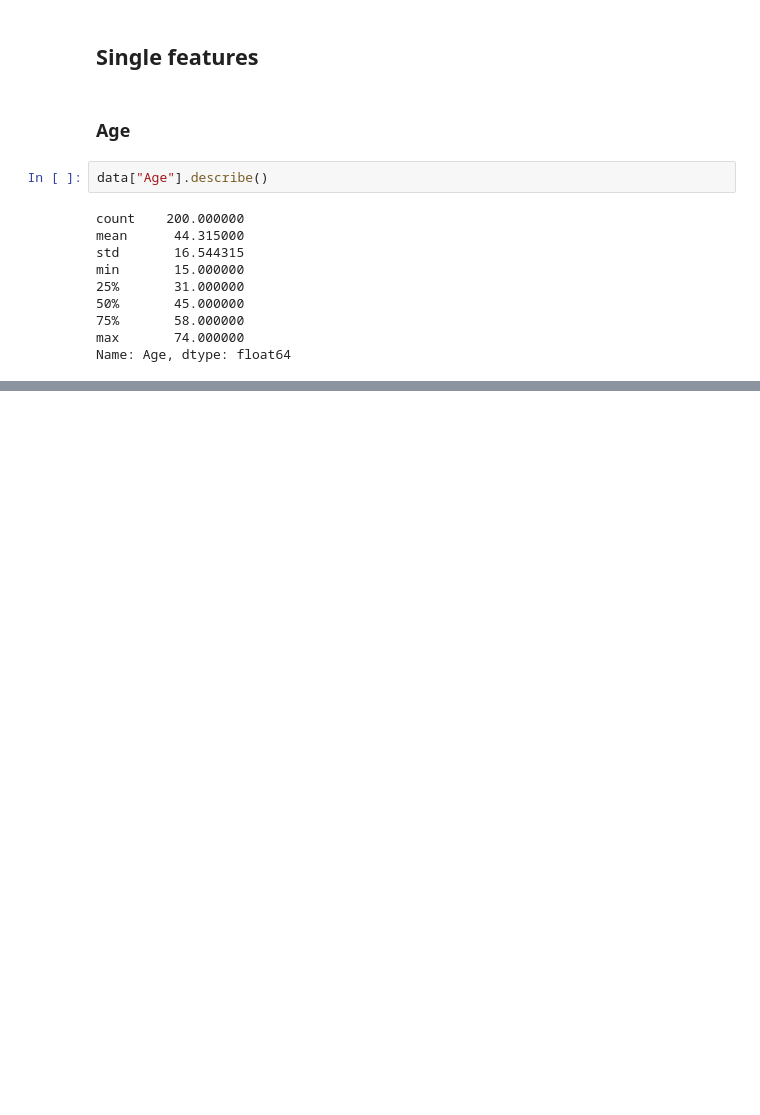
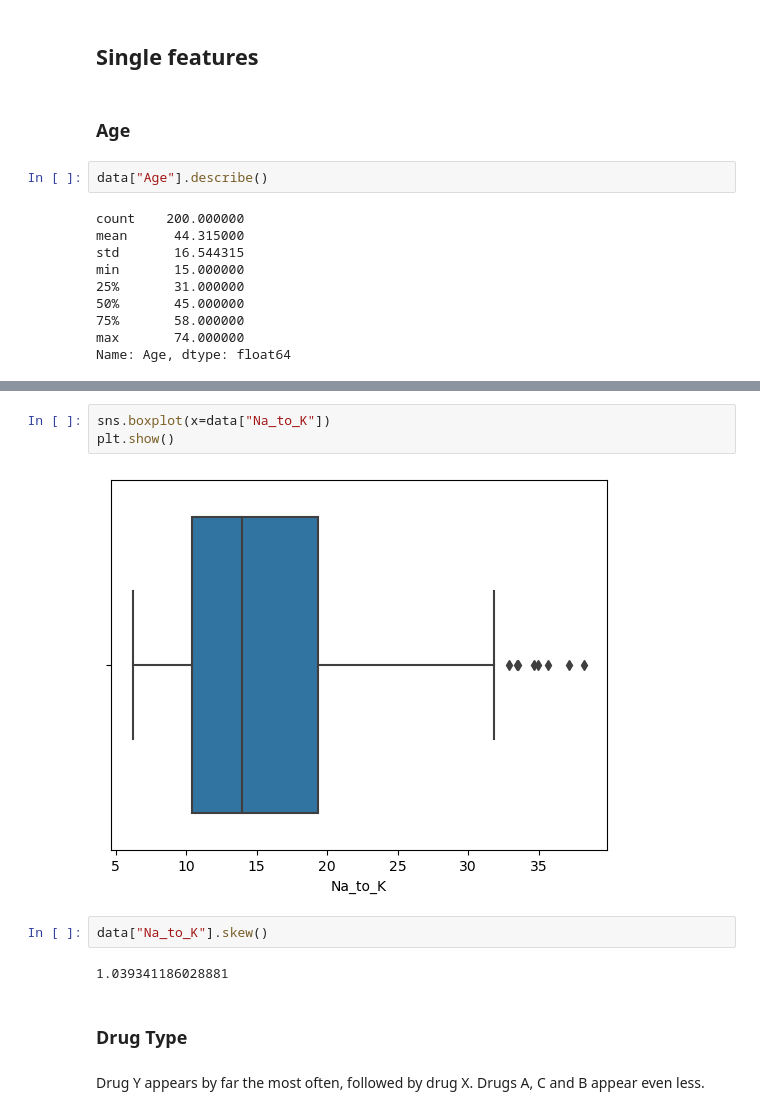
Before and after one commit to SandorCumberbane/Drug-Classification, a Jupyter notebook: Exploratory-Data-Analysis.ipynb, the cells around one changed output, grey strips where cells are left out. Drawn from its saved outputs; the diff is of its cells as text; blank space fills up the shorter version.

```diff
--- a/Exploratory-Data-Analysis.ipynb
+++ b/Exploratory-Data-Analysis.ipynb
@@ -51,0 +125,13 @@ Name: Age, dtype: float64
+# %%
+sns.boxplot(x=data["Na_to_K"])
+plt.show()
+# %% [output]
+[figure, added]
+# %%
+data["Na_to_K"].skew()
+# %% [output]
+1.039341186028881
+# %% [markdown]
+### Drug Type
+# %% [markdown]
+Drug Y appears by far the most often, followed by drug X. Drugs A, C and B appear even less.
```
Also changed, not shown: parts of 21 cells of this notebook.
